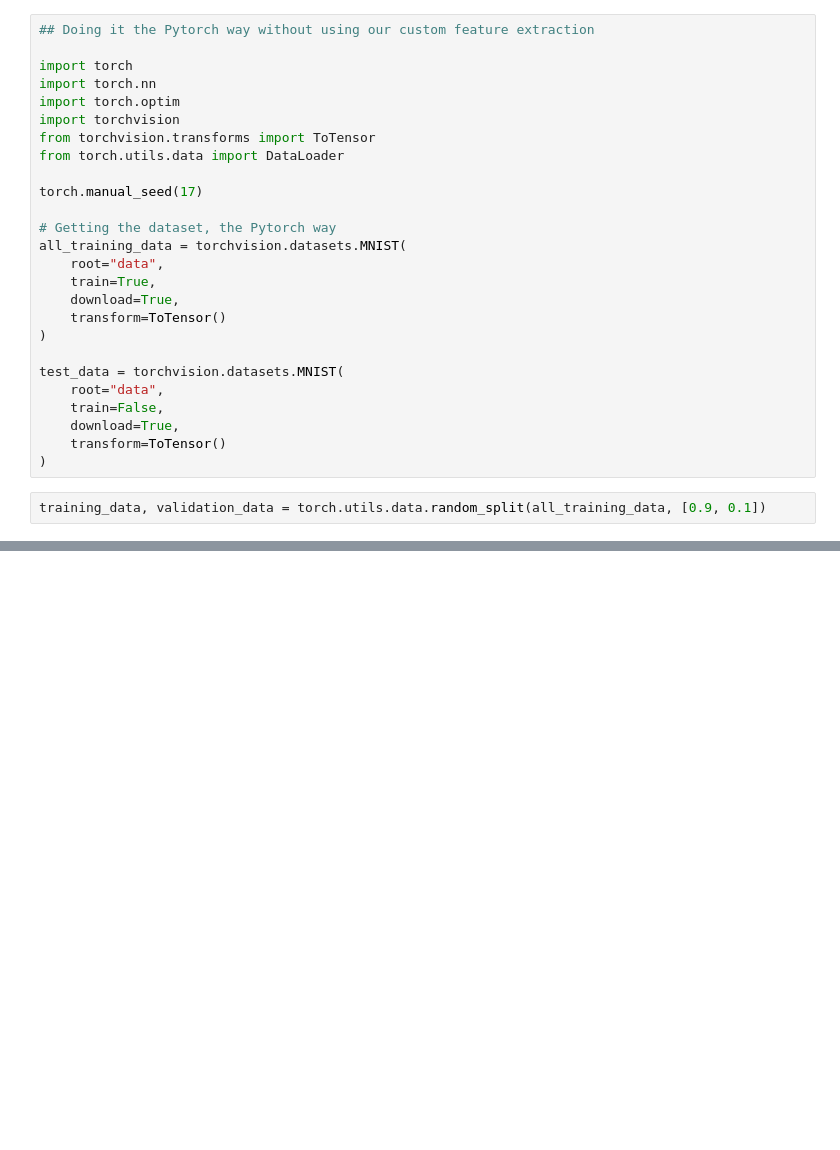
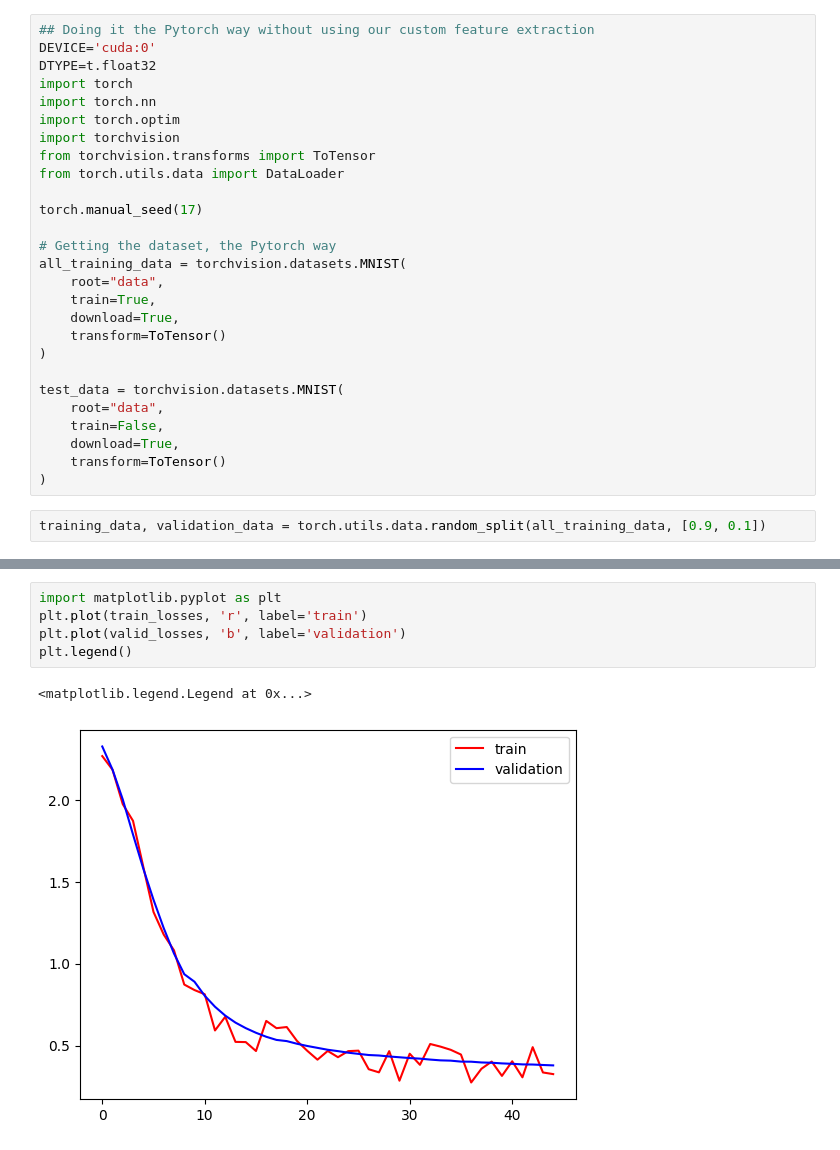
Before and after one commit to wecacuee/ECE490-S24-Neural-Networks, a Jupyter notebook: notebooks/06-pytorch/MLP Using Pytorch.ipynb, the cells around one changed output, grey strips where cells are left out. Drawn from its saved outputs; the diff is of its cells as text; blank space fills up the shorter version.

```diff
--- a/notebooks/06-pytorch/MLP Using Pytorch.ipynb
+++ b/notebooks/06-pytorch/MLP Using Pytorch.ipynb
@@ -142,6 +27,7 @@ axes[1].set_title('Predicted labels');
 # %%
 ## Doing it the Pytorch way without using our custom feature extraction
-
+DEVICE='cuda:0'
+DTYPE=t.float32
 import torch
 import torch.nn
 import torch.optim
@@ -240,0 +167,8 @@ print(f"Test Error: \n Accuracy: {(100*correct):>0.1f}%, Avg loss: {test_loss:>8
+# %%
+import matplotlib.pyplot as plt
+plt.plot(train_losses, 'r', label='train')
+plt.plot(valid_losses, 'b', label='validation')
+plt.legend()
+# %% [output]
+<matplotlib.legend.Legend at 0x...>
+[figure, added]
```
Also changed, not shown: parts of 13 cells of this notebook, 1 other file.
